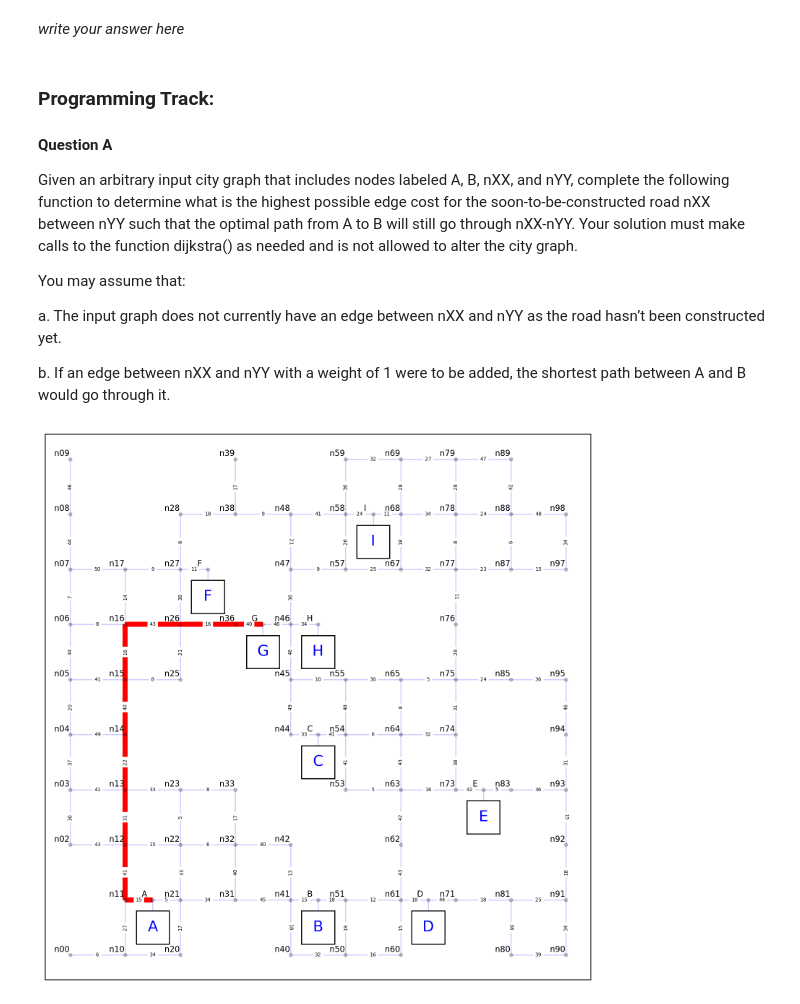
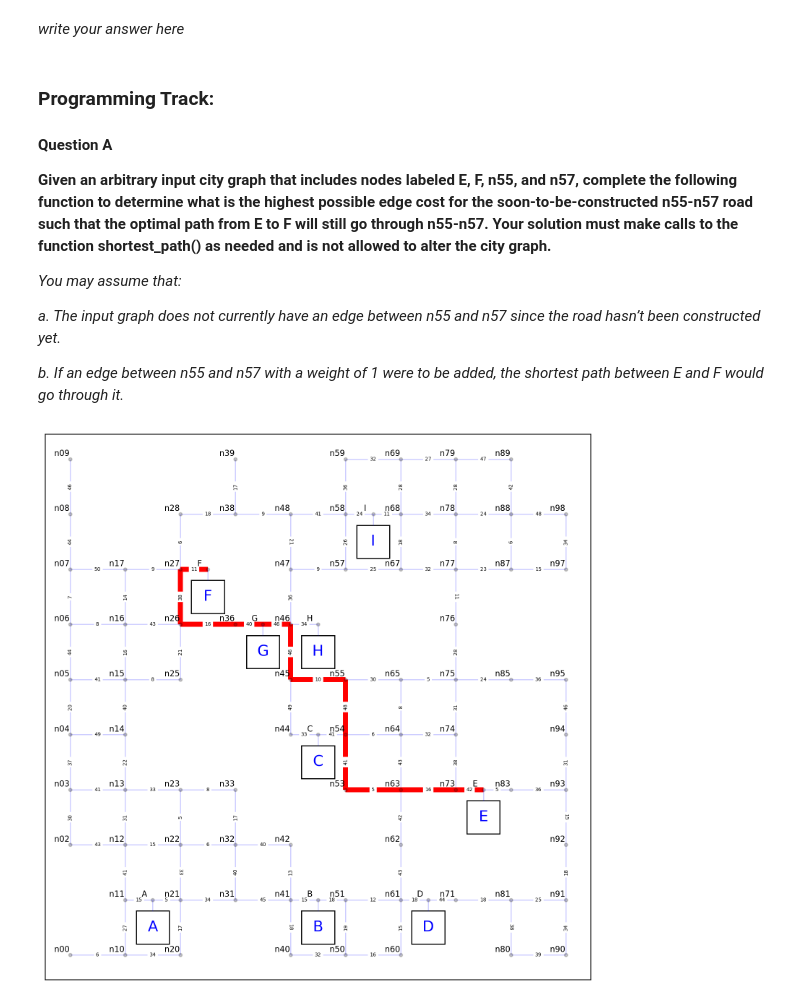
Before and after one commit to xu-pu/iimp6010, a Jupyter notebook: notebooks/exercise1.ipynb, the cells around one changed output. Drawn from its saved outputs; the diff is of its cells as text; code cells hidden in the pictures.

```diff
--- a/notebooks/exercise1.ipynb
+++ b/notebooks/exercise1.ipynb
@@ -81,24 +86,24 @@ _write your answer here_
 
 #### Question A
 
-Given an arbitrary input city graph that includes nodes labeled A, B, nXX, and nYY, complete the following function to determine what is the highest possible edge cost for the soon-to-be-constructed road nXX between nYY such that the optimal path from A to B will still go through nXX-nYY. Your solution must make calls to the function dijkstra() as needed and is not allowed to alter the city graph.
+__Given an arbitrary input city graph that includes nodes labeled E, F, n55, and n57, complete the following function to determine what is the highest possible edge cost for the soon-to-be-constructed n55-n57 road such that the optimal path from E to F will still go through n55-n57. Your solution must make calls to the function shortest_path() as needed and is not allowed to alter the city graph.__
 
-You may assume that:
+_You may assume that:_
 
-a.	The input graph does not currently have an edge between nXX and nYY as the road hasn’t been constructed yet.
+_a.	The input graph does not currently have an edge between n55 and n57 since the road hasn’t been constructed yet._
 
-b.	If an edge between nXX and nYY with a weight of 1 were to be added, the shortest path between A and B would go through it.
+_b.	If an edge between n55 and n57 with a weight of 1 were to be added, the shortest path between E and F would go through it._
 # %%
 import iimp6010
 import networkx as nx
 
 # code here
 city = iimp6010.load_city()
 answer = 0 # calculate your answer
 
 # how to test your answer is correct?
 
-path = nx.shortest_path(city.graph,'A','G')
+path = nx.shortest_path(city.graph,'E','F')
 iimp6010.visualize_path_in_city(city,path)
 # %% [output]
-[figure, old version]
+[figure, new version]
```
Also changed, not shown: parts of 9 cells of this notebook.
